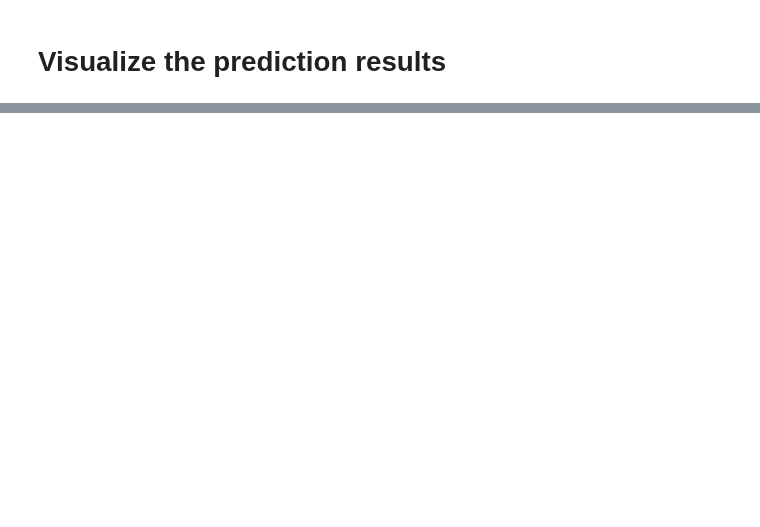
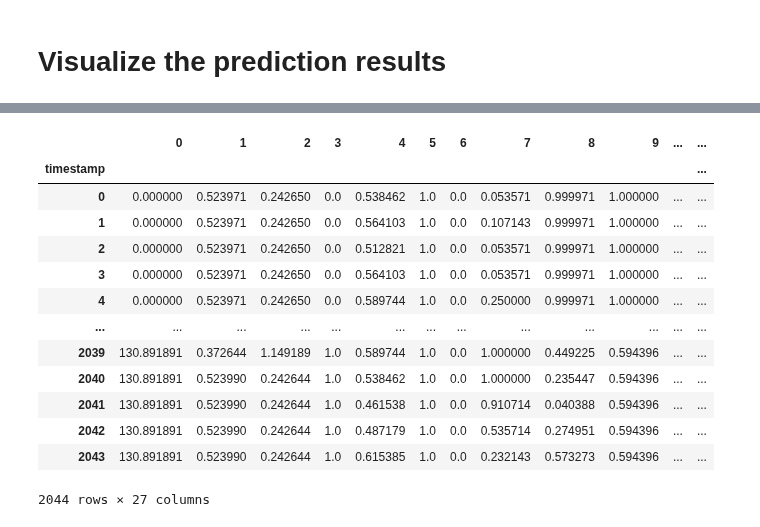
Before and after one commit to namvux1404/Anomalies-detection---Vector-workshop, a Jupyter notebook: testrun.ipynb, the cells around one changed output, grey strips where cells are left out. Drawn from its saved outputs; the diff is of its cells as text; code cells hidden in the pictures; blank space fills up the shorter version.

```diff
--- a/testrun.ipynb
+++ b/testrun.ipynb
@@ -199,0 +229,21 @@ fig.show()
+# %%
+path = '/content/Anomalies-detection---Vector-workshop/data/label_sensor.csv'
+df_label = pd.read_csv(path)
+df_label = df_label.rename(columns={"Unnamed: 0": "timestamp"})
+df_label = df_label.set_index('timestamp')
+df_label
+# %% [output]
+|  | 0 | 1 | 2 | 3 | 4 | 5 | 6 | 7 | 8 | 9 | ... | ... |
+| timestamp |  |  |  |  |  |  |  |  |  |  |  | ... |
+| 0 | 0.000000 | 0.523971 | 0.242650 | 0.0 | 0.538462 | 1.0 | 0.0 | 0.053571 | 0.999971 | 1.000000 | ... | ... |
+| 1 | 0.000000 | 0.523971 | 0.242650 | 0.0 | 0.564103 | 1.0 | 0.0 | 0.107143 | 0.999971 | 1.000000 | ... | ... |
+| 2 | 0.000000 | 0.523971 | 0.242650 | 0.0 | 0.512821 | 1.0 | 0.0 | 0.053571 | 0.999971 | 1.000000 | ... | ... |
+| 3 | 0.000000 | 0.523971 | 0.242650 | 0.0 | 0.564103 | 1.0 | 0.0 | 0.053571 | 0.999971 | 1.000000 | ... | ... |
+| 4 | 0.000000 | 0.523971 | 0.242650 | 0.0 | 0.589744 | 1.0 | 0.0 | 0.250000 | 0.999971 | 1.000000 | ... | ... |
+| ... | ... | ... | ... | ... | ... | ... | ... | ... | ... | ... | ... | ... |
+| 2039 | 130.891891 | 0.372644 | 1.149189 | 1.0 | 0.589744 | 1.0 | 0.0 | 1.000000 | 0.449225 | 0.594396 | ... | ... |
+| 2040 | 130.891891 | 0.523990 | 0.242644 | 1.0 | 0.538462 | 1.0 | 0.0 | 1.000000 | 0.235447 | 0.594396 | ... | ... |
+| 2041 | 130.891891 | 0.523990 | 0.242644 | 1.0 | 0.461538 | 1.0 | 0.0 | 0.910714 | 0.040388 | 0.594396 | ... | ... |
+| 2042 | 130.891891 | 0.523990 | 0.242644 | 1.0 | 0.487179 | 1.0 | 0.0 | 0.535714 | 0.274951 | 0.594396 | ... | ... |
+| 2043 | 130.891891 | 0.523990 | 0.242644 | 1.0 | 0.615385 | 1.0 | 0.0 | 0.232143 | 0.573273 | 0.594396 | ... | ... |
+2044 rows × 27 columns
```
Also changed, not shown: parts of 10 cells of this notebook.
